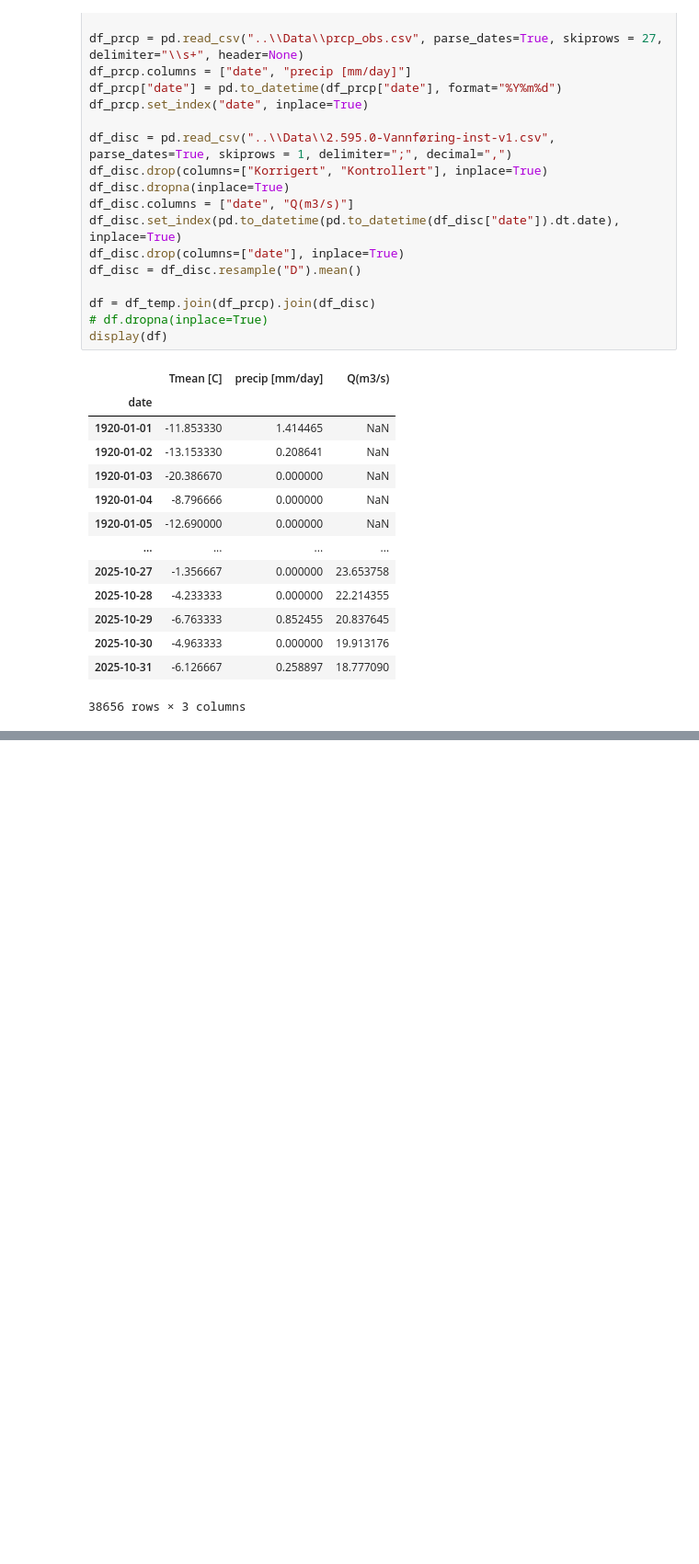
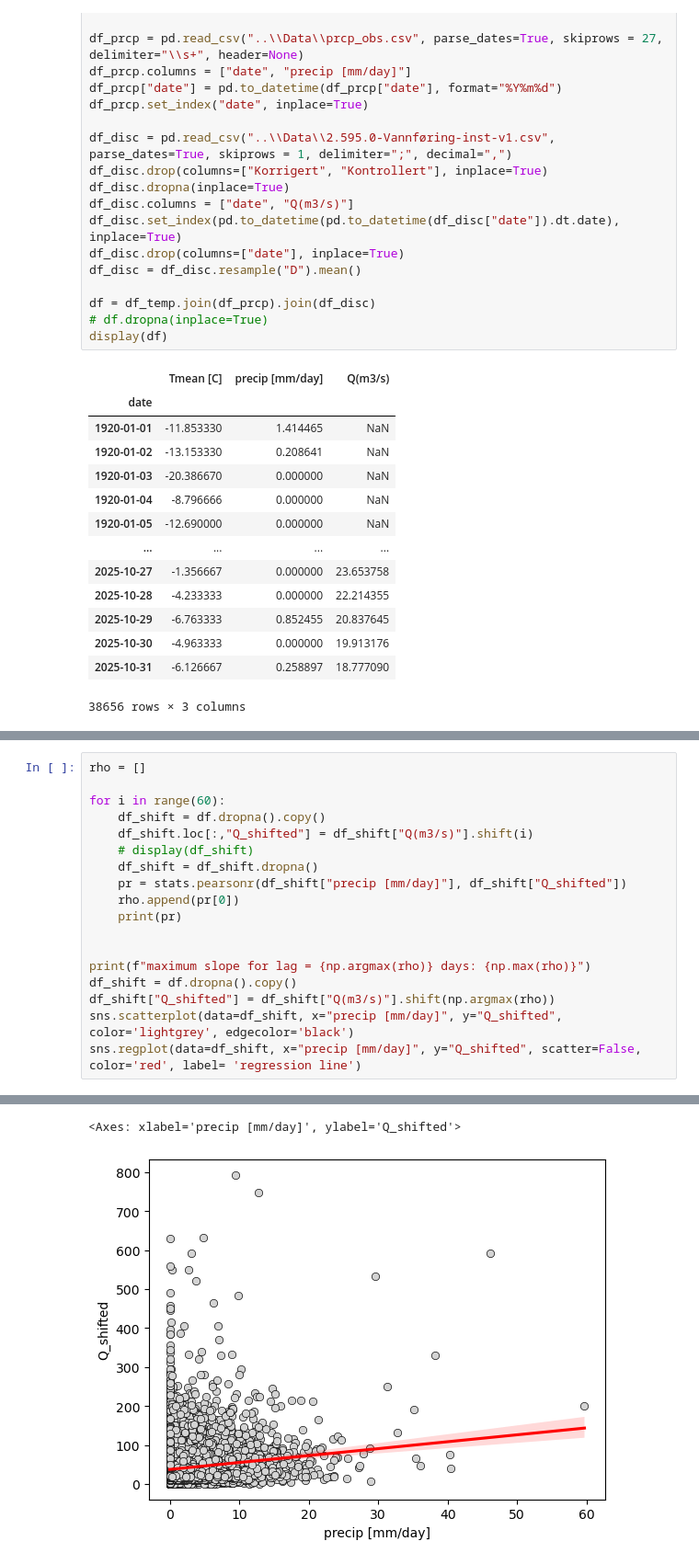
Before and after one commit to maxblw/CEGM2005_glommaproject, a Jupyter notebook: Data_analysis/Data_analysis.ipynb, the cells around one changed output, grey strips where cells are left out. Shown at 92% size. Drawn from its saved outputs; the diff is of its cells as text; blank space fills up the shorter version.

```diff
--- a/Data_analysis/Data_analysis.ipynb
+++ b/Data_analysis/Data_analysis.ipynb
@@ -163,0 +196,19 @@ plt.savefig("..\\Figures\\precipitation_analysis_hist.png", dpi=300)
+# %%
+rho = []
+
+for i in range(60):
+    df_shift = df.dropna().copy()
+    df_shift.loc[:,"Q_shifted"] = df_shift["Q(m3/s)"].shift(i)
+    # display(df_shift)
+    df_shift = df_shift.dropna()
+    pr = stats.pearsonr(df_shift["precip [mm/day]"], df_shift["Q_shifted"])
+    rho.append(pr[0])
+    print(pr)
+
+
+print(f"maximum slope for lag = {np.argmax(rho)} days: {np.max(rho)}")
+df_shift = df.dropna().copy()
+df_shift["Q_shifted"] = df_shift["Q(m3/s)"].shift(np.argmax(rho))
+sns.scatterplot(data=df_shift, x="precip [mm/day]", y="Q_shifted", color='lightgrey', edgecolor='black')
+sns.regplot(data=df_shift, x="precip [mm/day]", y="Q_shifted", scatter=False, color='red', label= 'regression line')
+# %% [output]
@@ -163,0 +232,2 @@ plt.savefig("..\\Figures\\precipitation_analysis_hist.png", dpi=300)
+<Axes: xlabel='precip [mm/day]', ylabel='Q_shifted'>
+[figure, added]
```
Also changed, not shown: parts of 7 cells of this notebook, 10 other files.
